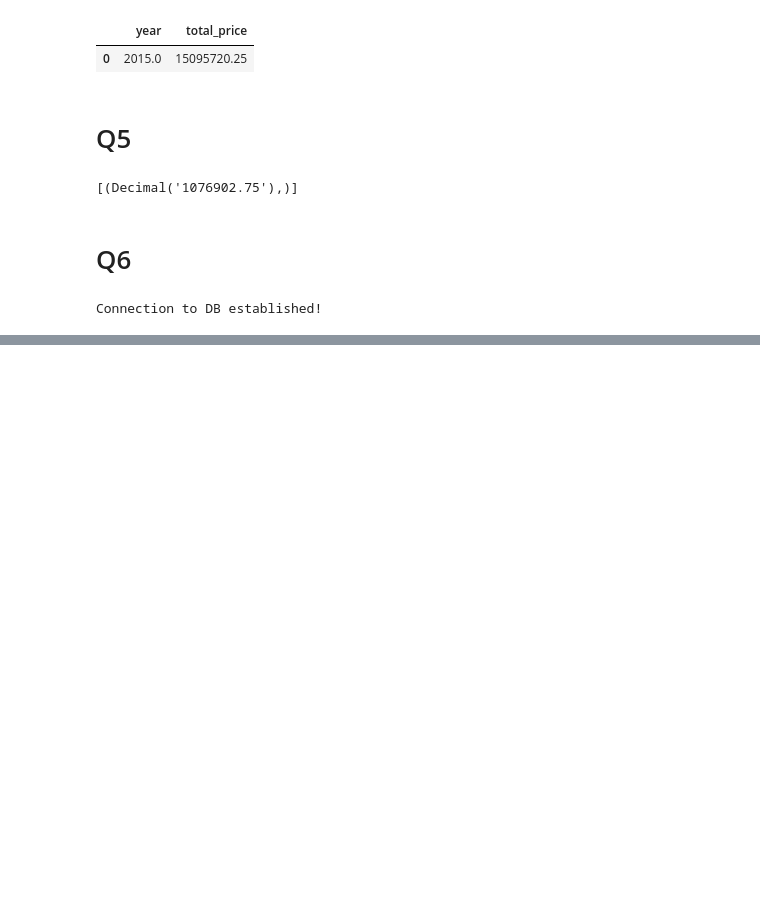
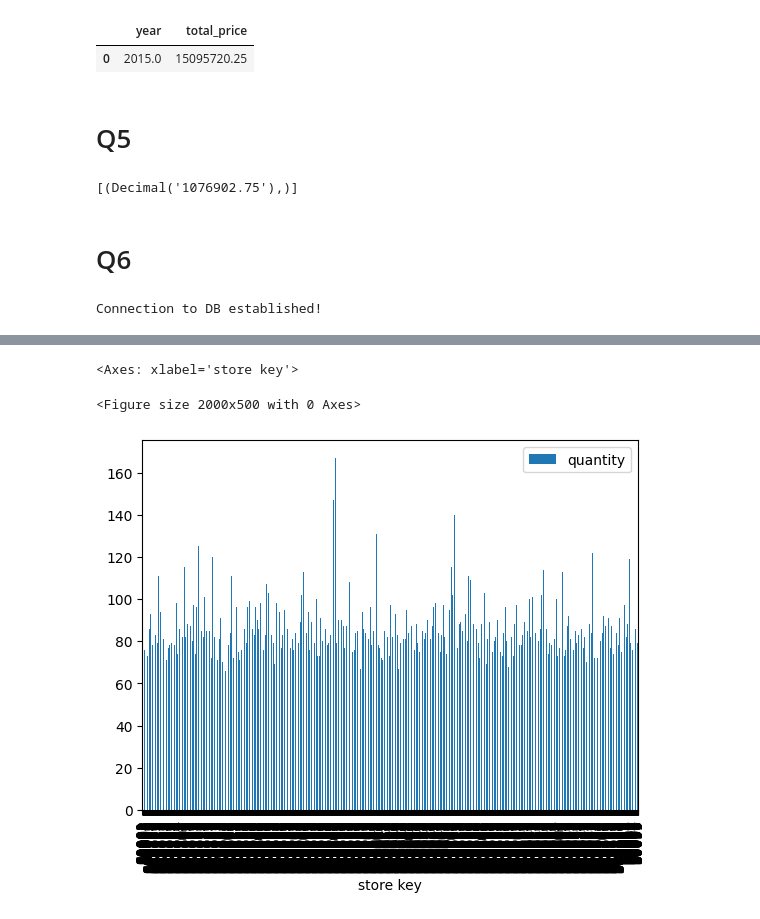
Before and after one commit to esrdlab-vinternship/HDA-Buet-vtraining-23, a Jupyter notebook: notebook/analytics/olap.ipynb, the cells around one changed output, grey strips where cells are left out. Cells and saved outputs as stored; diff of their text form; code cells hidden in the pictures; blank space fills up the shorter version.

```diff
--- a/notebook/analytics/olap.ipynb
+++ b/notebook/analytics/olap.ipynb
@@ -442,0 +443,7 @@ df_q6
+# %%
+plt.figure(figsize=(20,5))
+df_q6.plot.bar(y='quantity')
+# %% [output]
+<Axes: xlabel='store key'>
+<Figure size 2000x500 with 0 Axes>
+[figure, added]
```
Also changed, not shown: parts of 11 cells of this notebook.
